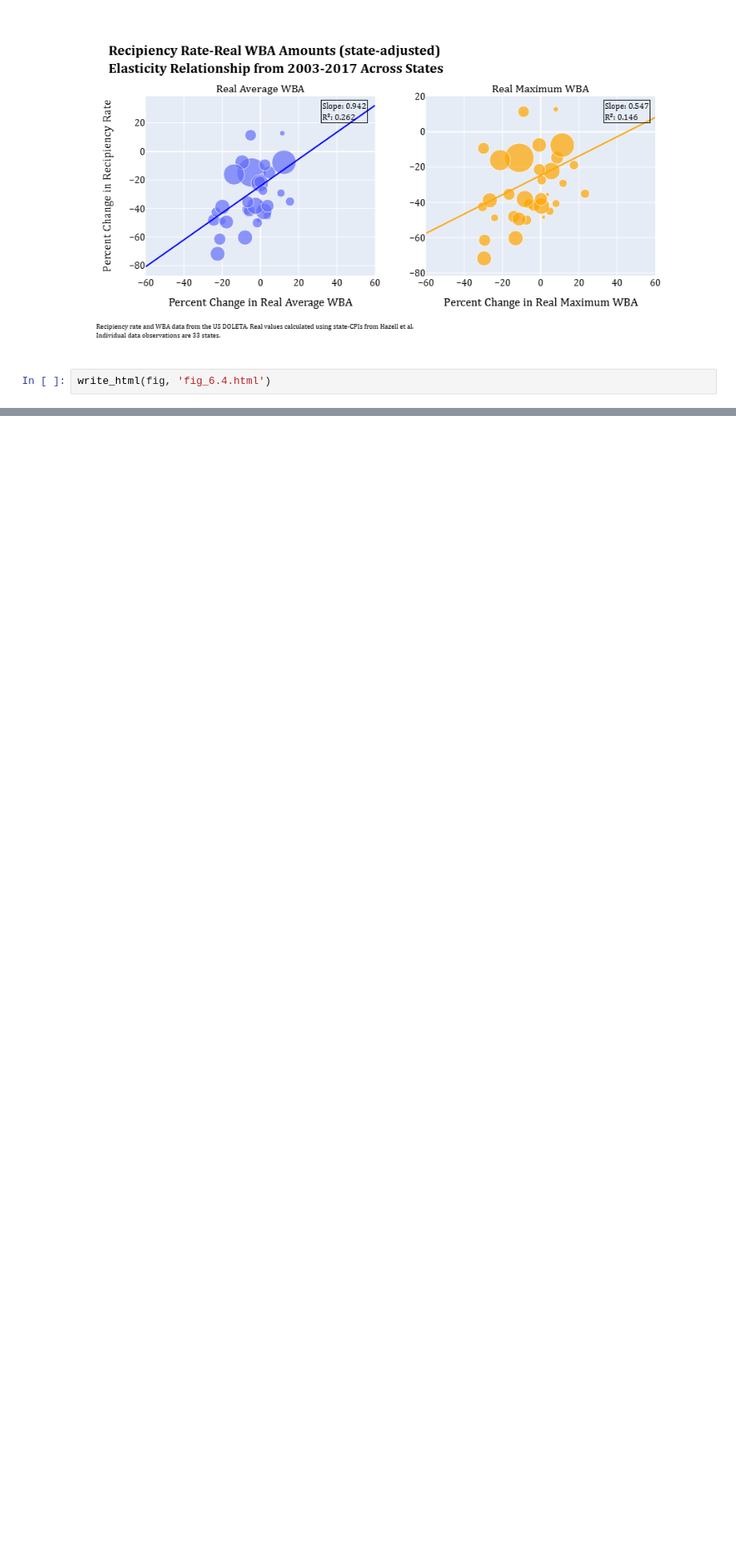
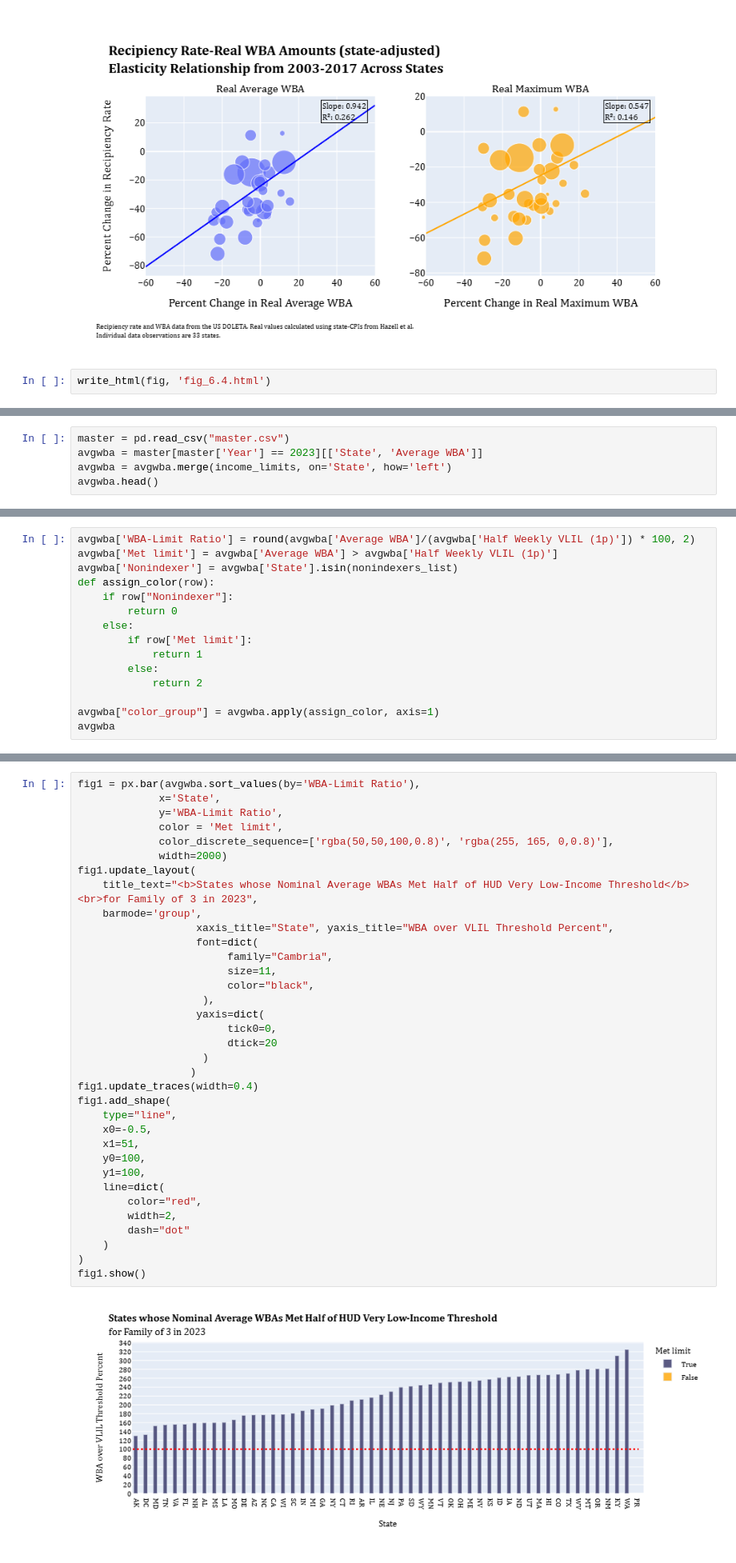
Before and after one commit to kguo12/UI-Inflation, a Jupyter notebook: UIindexingsubsets.ipynb, the cells around one changed output, grey strips where cells are left out. Shown at 80% size. Cells and saved outputs as stored; diff of their text form; blank space fills up the shorter version.

```diff
--- a/UIindexingsubsets.ipynb
+++ b/UIindexingsubsets.ipynb
@@ -1120,0 +1137,5 @@ write_html(fig, 'fig_6.4.html')
+# %%
+master = pd.read_csv("master.csv")
+avgwba = master[master['Year'] == 2023][['State', 'Average WBA']]
+avgwba = avgwba.merge(income_limits, on='State', how='left')
+avgwba.head()
@@ -1120,0 +1149,15 @@ write_html(fig, 'fig_6.4.html')
+# %%
+avgwba['WBA-Limit Ratio'] = round(avgwba['Average WBA']/(avgwba['Half Weekly VLIL (1p)']) * 100, 2)
+avgwba['Met limit'] = avgwba['Average WBA'] > avgwba['Half Weekly VLIL (1p)']
+avgwba['Nonindexer'] = avgwba['State'].isin(nonindexers_list)
+def assign_color(row):
+    if row["Nonindexer"]:
+        return 0
+    else:
+        if row['Met limit']:
+            return 1
+        else:
+            return 2
+
+avgwba["color_group"] = avgwba.apply(assign_color, axis=1)
+avgwba
@@ -1120,0 +1209,37 @@ write_html(fig, 'fig_6.4.html')
+# %%
+fig1 = px.bar(avgwba.sort_values(by='WBA-Limit Ratio'),
+             x='State',
+             y='WBA-Limit Ratio',
+             color = 'Met limit',
+             color_discrete_sequence=['rgba(50,50,100,0.8)', 'rgba(255, 165, 0,0.8)'],
+             width=2000)
+fig1.update_layout(
+    title_text="<b>States whose Nominal Average WBAs Met Half of HUD Very Low-Income Threshold</b> <br>for Family of 3 in 2023",
+    barmode='group',
+                   xaxis_title="State", yaxis_title="WBA over VLIL Threshold Percent",
+                   font=dict(
+                        family="Cambria",
+                        size=11,
+                        color="black",
+                    ),
+                   yaxis=dict(
+                        tick0=0,
+                        dtick=20
+                    )
+                  )
+fig1.update_traces(width=0.4)
+fig1.add_shape(
+    type="line",
+    x0=-0.5,
+    x1=51,
+    y0=100,
+    y1=100,
+    line=dict(
+        color="red",
+        width=2,
+        dash="dot"
+    )
+)
+fig1.show()
+# %% [output]
+[figure, added]
```
Also changed, not shown: parts of 34 cells of this notebook, 10 other files.
